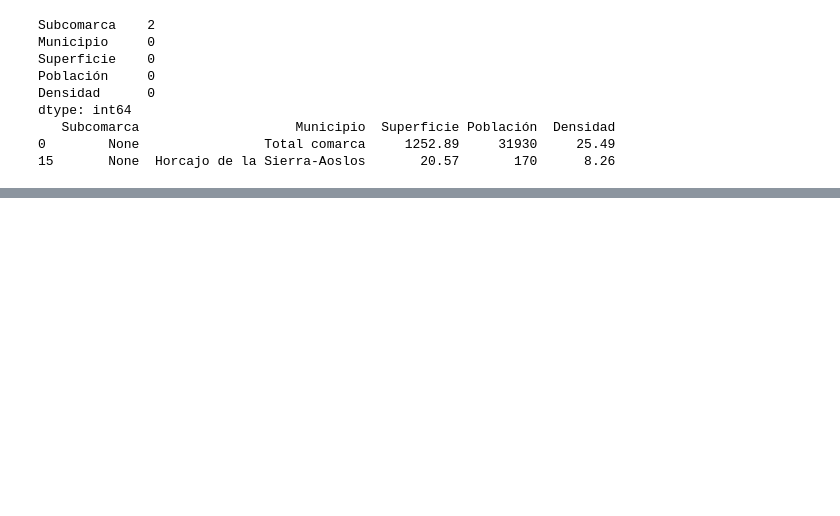
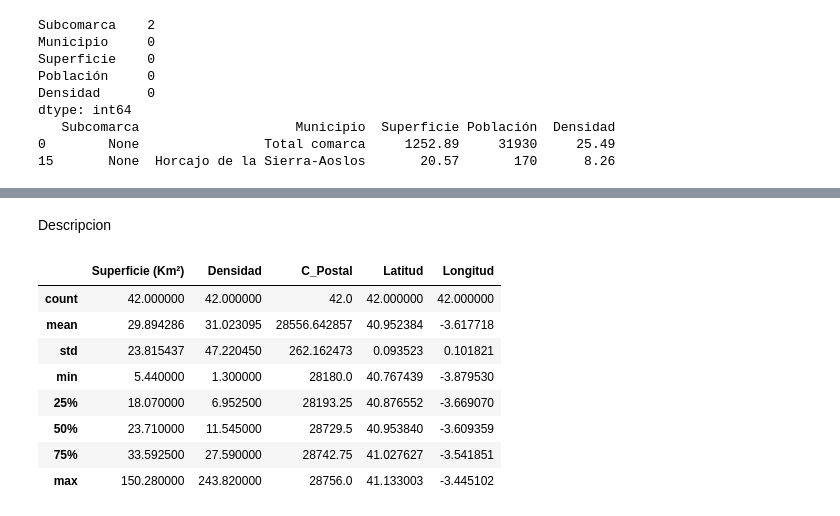
Before and after one commit to cejassa/proyecto_final_NLP, a Jupyter notebook: notebooks/Scrapping.ipynb, the cells around one changed output, grey strips where cells are left out. Cells and saved outputs as stored; diff of their text form; code cells hidden in the pictures; blank space fills up the shorter version.

```diff
--- a/notebooks/Scrapping.ipynb
+++ b/notebooks/Scrapping.ipynb
@@ -95,0 +144,14 @@ df_final.to_csv('./csv/Pre.csv', encoding='latin1')
+# %% [markdown]
+Descripcion
+# %%
+df_final.describe()
+# %% [output]
+|  | Superficie (Km²) | Densidad | C_Postal | Latitud | Longitud |
+| count | 42.000000 | 42.000000 | 42.0 | 42.000000 | 42.000000 |
+| mean | 29.894286 | 31.023095 | 28556.642857 | 40.952384 | -3.617718 |
+| std | 23.815437 | 47.220450 | 262.162473 | 0.093523 | 0.101821 |
+| min | 5.440000 | 1.300000 | 28180.0 | 40.767439 | -3.879530 |
+| 25% | 18.070000 | 6.952500 | 28193.25 | 40.876552 | -3.669070 |
+| 50% | 23.710000 | 11.545000 | 28729.5 | 40.953840 | -3.609359 |
+| 75% | 33.592500 | 27.590000 | 28742.75 | 41.027627 | -3.541851 |
+| max | 150.280000 | 243.820000 | 28756.0 | 41.133003 | -3.445102 |
```
Also changed, not shown: parts of 13 cells of this notebook, 4 other files.
